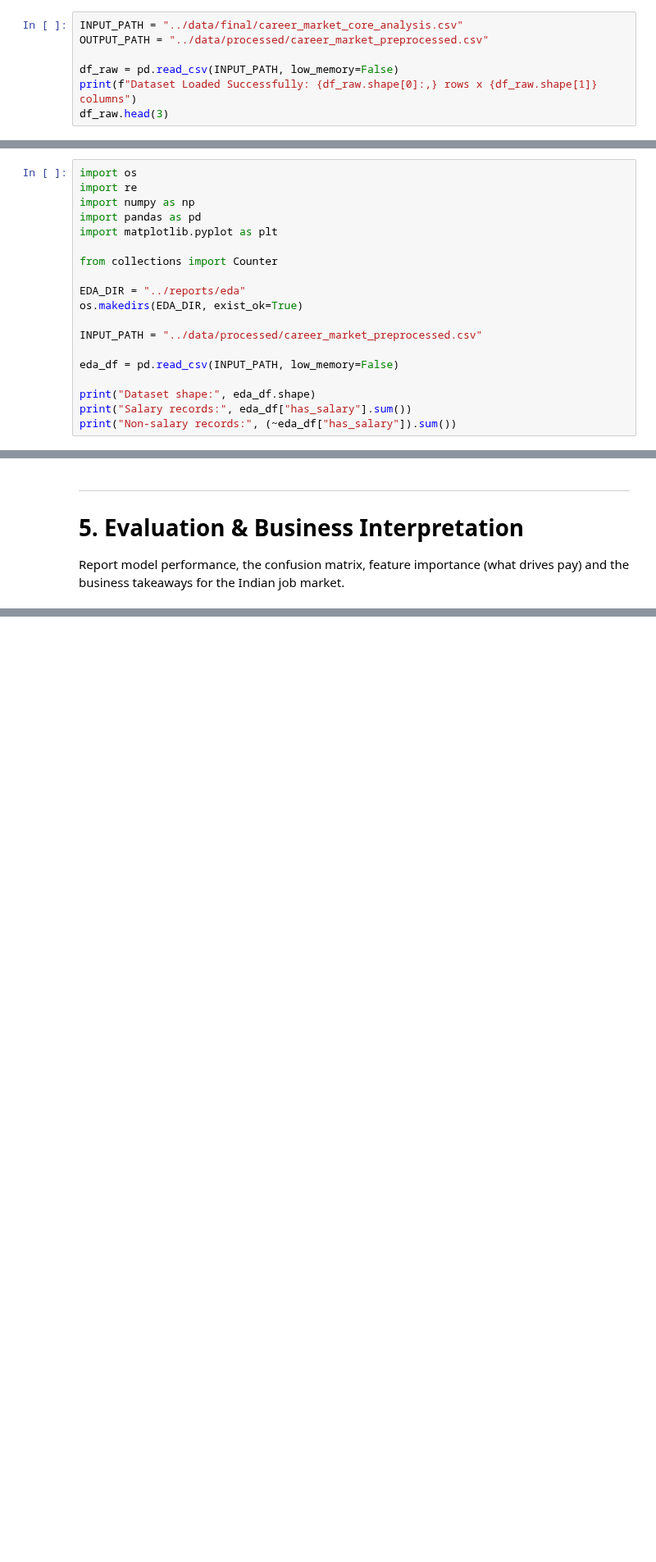
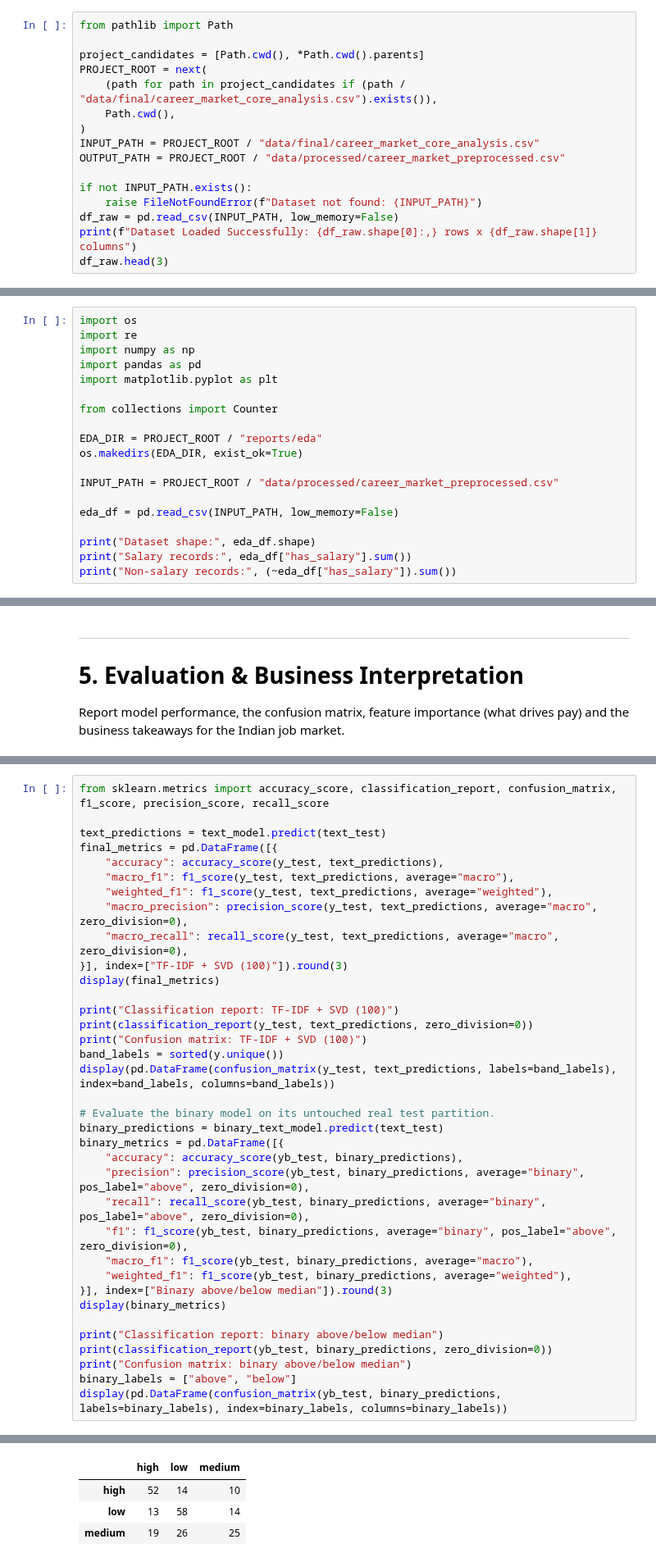
Before and after one commit to anusanth26/Career-Market-Intelligence, a Jupyter notebook: notebooks/career_market_intelligence.ipynb, the cells around one changed output, grey strips where cells are left out. Shown at 82% size. Cells and saved outputs as stored; diff of their text form; blank space fills up the shorter version.

```diff
--- a/notebooks/career_market_intelligence.ipynb
+++ b/notebooks/career_market_intelligence.ipynb
@@ -34,9 +34,18 @@ Environment setup completed.
 ## Step 1: Load Raw Dataset
 We load `data/final/career_market_core_analysis.csv`, which contains 7,184 rows across 49 columns.
 # %%
-INPUT_PATH = "../data/final/career_market_core_analysis.csv"
-OUTPUT_PATH = "../data/processed/career_market_preprocessed.csv"
+from pathlib import Path
 
+project_candidates = [Path.cwd(), *Path.cwd().parents]
+PROJECT_ROOT = next(
+    (path for path in project_candidates if (path / "data/final/career_market_core_analysis.csv").exists()),
+    Path.cwd(),
+)
+INPUT_PATH = PROJECT_ROOT / "data/final/career_market_core_analysis.csv"
+OUTPUT_PATH = PROJECT_ROOT / "data/processed/career_market_preprocessed.csv"
+
+if not INPUT_PATH.exists():
+    raise FileNotFoundError(f"Dataset not found: {INPUT_PATH}")
 df_raw = pd.read_csv(INPUT_PATH, low_memory=False)
 print(f"Dataset Loaded Successfully: {df_raw.shape[0]:,} rows x {df_raw.shape[1]} columns")
 df_raw.head(3)
@@ -400,10 +409,10 @@ import matplotlib.pyplot as plt
 
 from collections import Counter
 
-EDA_DIR = "../reports/eda"
+EDA_DIR = PROJECT_ROOT / "reports/eda"
 os.makedirs(EDA_DIR, exist_ok=True)
 
-INPUT_PATH = "../data/processed/career_market_preprocessed.csv"
+INPUT_PATH = PROJECT_ROOT / "data/processed/career_market_preprocessed.csv"
 
 eda_df = pd.read_csv(INPUT_PATH, low_memory=False)
 
@@ -1630,0 +1651,37 @@ Report model performance, the confusion matrix, feature importance (what drives
+# %%
+from sklearn.metrics import accuracy_score, classification_report, confusion_matrix, f1_score, precision_score, recall_score
+
+text_predictions = text_model.predict(text_test)
+final_metrics = pd.DataFrame([{
+    "accuracy": accuracy_score(y_test, text_predictions),
+    "macro_f1": f1_score(y_test, text_predictions, average="macro"),
+    "weighted_f1": f1_score(y_test, text_predictions, average="weighted"),
+    "macro_precision": precision_score(y_test, text_predictions, average="macro", zero_division=0),
+    "macro_recall": recall_score(y_test, text_predictions, average="macro", zero_division=0),
+}], index=["TF-IDF + SVD (100)"]).round(3)
+display(final_metrics)
+
+print("Classification report: TF-IDF + SVD (100)")
+print(classification_report(y_test, text_predictions, zero_division=0))
+print("Confusion matrix: TF-IDF + SVD (100)")
+band_labels = sorted(y.unique())
+display(pd.DataFrame(confusion_matrix(y_test, text_predictions, labels=band_labels), index=band_labels, columns=band_labels))
+
+# Evaluate the binary model on its untouched real test partition.
+binary_predictions = binary_text_model.predict(text_test)
+binary_metrics = pd.DataFrame([{
+    "accuracy": accuracy_score(yb_test, binary_predictions),
+    "precision": precision_score(yb_test, binary_predictions, average="binary", pos_label="above", zero_division=0),
+    "recall": recall_score(yb_test, binary_predictions, average="binary", pos_label="above", zero_division=0),
+    "f1": f1_score(yb_test, binary_predictions, average="binary", pos_label="above", zero_division=0),
+    "macro_f1": f1_score(yb_test, binary_predictions, average="macro"),
+    "weighted_f1": f1_score(yb_test, binary_predictions, average="weighted"),
+}], index=["Binary above/below median"]).round(3)
+display(binary_metrics)
+
+print("Classification report: binary above/below median")
+print(classification_report(yb_test, binary_predictions, zero_division=0))
+print("Confusion matrix: binary above/below median")
+binary_labels = ["above", "below"]
+display(pd.DataFrame(confusion_matrix(yb_test, binary_predictions, labels=binary_labels), index=binary_labels, columns=binary_labels))
+# %% [output]
@@ -1630,0 +1702,4 @@ Report model performance, the confusion matrix, feature importance (what drives
+|  | high | low | medium |
+| high | 52 | 14 | 10 |
+| low | 13 | 58 | 14 |
+| medium | 19 | 26 | 25 |
```
Also changed, not shown: parts of 12 cells of this notebook, 20 other files.
